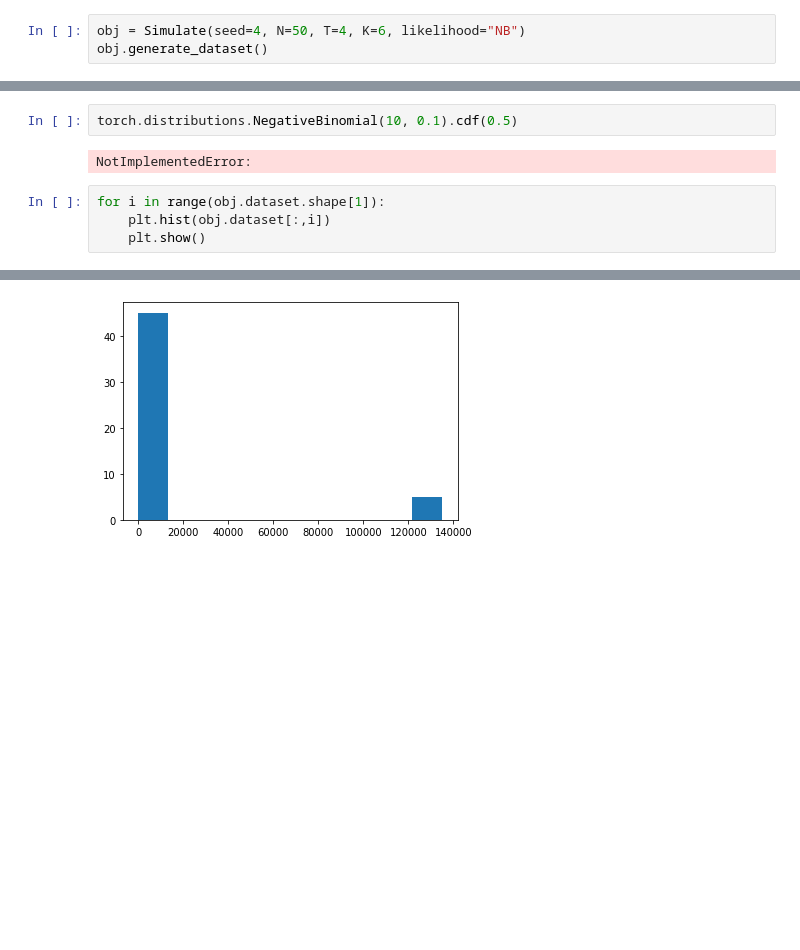
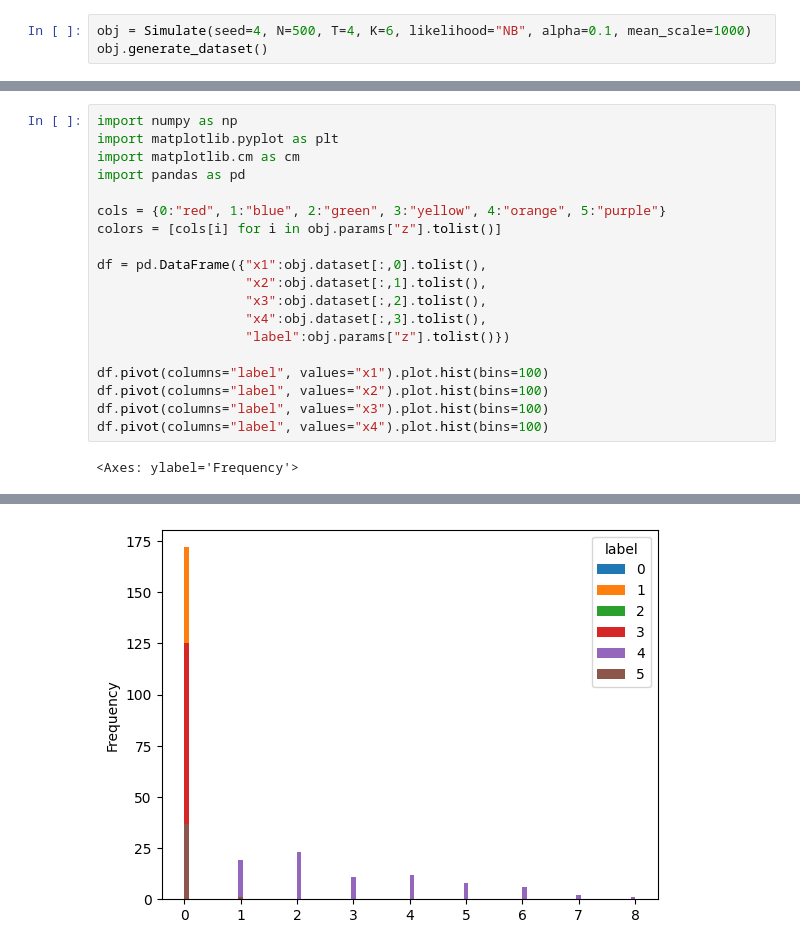
Before and after one commit to caravagnalab/pylineaGT, a Jupyter notebook: test_simuls.ipynb, the cells around one changed output, grey strips where cells are left out. Cells and saved outputs as stored; diff of their text form; blank space fills up the shorter version.

```diff
--- a/test_simuls.ipynb
+++ b/test_simuls.ipynb
@@ -8,4 +11,4 @@ from pylineaGT.simulations import Simulate
 # %%
-obj = Simulate(seed=4, N=50, T=4, K=6, likelihood="NB")
+obj = Simulate(seed=4, N=500, T=4, K=6, likelihood="NB", alpha=0.1, mean_scale=1000)
 obj.generate_dataset()
 # %% [output]
@@ -13,9 +32,21 @@ NotImplementedError:
-# %%
-torch.distributions.NegativeBinomial(10, 0.1).cdf(0.5)
-# %% [output]
-NotImplementedError:
 # %%
-for i in range(obj.dataset.shape[1]):
-    plt.hist(obj.dataset[:,i])
-    plt.show()
+import numpy as np
+import matplotlib.pyplot as plt
+import matplotlib.cm as cm
+import pandas as pd
+
+cols = {0:"red", 1:"blue", 2:"green", 3:"yellow", 4:"orange", 5:"purple"}
+colors = [cols[i] for i in obj.params["z"].tolist()]
+
+df = pd.DataFrame({"x1":obj.dataset[:,0].tolist(),
+                   "x2":obj.dataset[:,1].tolist(),
+                   "x3":obj.dataset[:,2].tolist(),
+                   "x4":obj.dataset[:,3].tolist(),
+                   "label":obj.params["z"].tolist()})
+
+df.pivot(columns="label", values="x1").plot.hist(bins=100)
+df.pivot(columns="label", values="x2").plot.hist(bins=100)
+df.pivot(columns="label", values="x3").plot.hist(bins=100)
+df.pivot(columns="label", values="x4").plot.hist(bins=100)
 # %% [output]
+<Axes: ylabel='Frequency'>
@@ -24 +55 @@ for i in range(obj.dataset.shape[1]):
-[figure, old version]
+[figure, new version]
```
Also changed, not shown: parts of 4 cells of this notebook, 1 other file.
